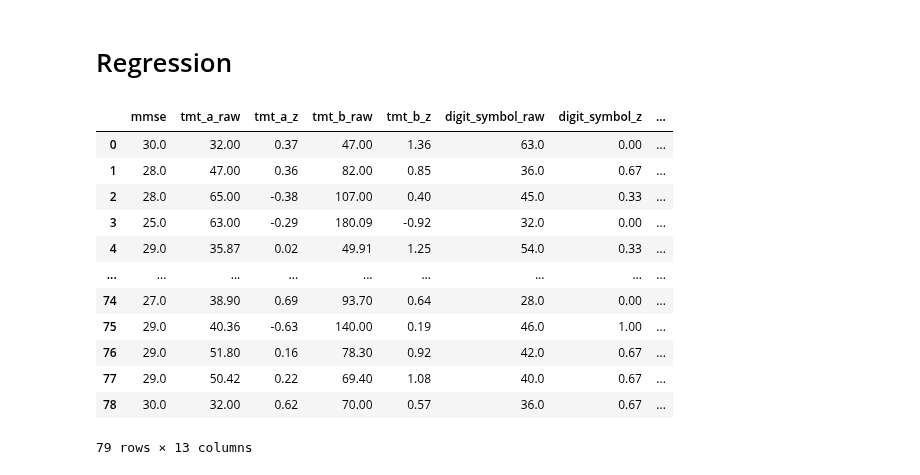
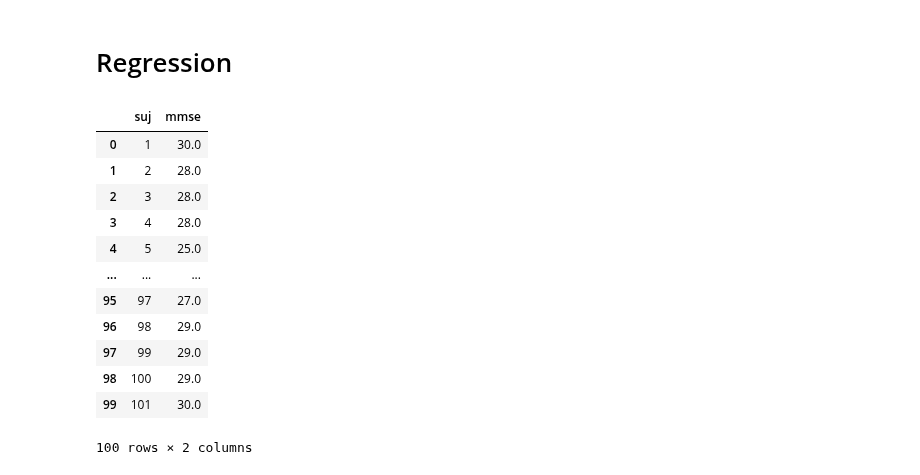
Before and after one commit to gianluca-capelo/tmt-analysis, a Jupyter notebook: notebooks/train.ipynb, the cells around one changed output. Drawn from its saved outputs; the diff is of its cells as text; code cells hidden in the pictures.

```diff
--- a/notebooks/train.ipynb
+++ b/notebooks/train.ipynb
@@ -677,18 +950,21 @@ XGBClassifier on digital_test_less_subjects → AUC = 0.512, p = 0.4296
 # %% [markdown]
 # Regression
 # %%
-non_digital_df
+df_metadata_for_ml = pd.read_csv("metadata_for_ml.csv")
+df_y = df_metadata_for_ml[['suj', 'mmse']]
+
+df_y
 # %% [output]
-|  | mmse | tmt_a_raw | tmt_a_z | tmt_b_raw | tmt_b_z | digit_symbol_raw | digit_symbol_z | ... |
-| 0 | 30.0 | 32.00 | 0.37 | 47.00 | 1.36 | 63.0 | 0.00 | ... |
-| 1 | 28.0 | 47.00 | 0.36 | 82.00 | 0.85 | 36.0 | 0.67 | ... |
-| 2 | 28.0 | 65.00 | -0.38 | 107.00 | 0.40 | 45.0 | 0.33 | ... |
-| 3 | 25.0 | 63.00 | -0.29 | 180.09 | -0.92 | 32.0 | 0.00 | ... |
-| 4 | 29.0 | 35.87 | 0.02 | 49.91 | 1.25 | 54.0 | 0.33 | ... |
-| ... | ... | ... | ... | ... | ... | ... | ... | ... |
-| 74 | 27.0 | 38.90 | 0.69 | 93.70 | 0.64 | 28.0 | 0.00 | ... |
-| 75 | 29.0 | 40.36 | -0.63 | 140.00 | 0.19 | 46.0 | 1.00 | ... |
-| 76 | 29.0 | 51.80 | 0.16 | 78.30 | 0.92 | 42.0 | 0.67 | ... |
-| 77 | 29.0 | 50.42 | 0.22 | 69.40 | 1.08 | 40.0 | 0.67 | ... |
-| 78 | 30.0 | 32.00 | 0.62 | 70.00 | 0.57 | 36.0 | 0.67 | ... |
+|  | suj | mmse |
+| 0 | 1 | 30.0 |
+| 1 | 2 | 28.0 |
+| 2 | 3 | 28.0 |
+| 3 | 4 | 28.0 |
+| 4 | 5 | 25.0 |
+| ... | ... | ... |
+| 95 | 97 | 27.0 |
+| 96 | 98 | 29.0 |
+| 97 | 99 | 29.0 |
+| 98 | 100 | 29.0 |
+| 99 | 101 | 30.0 |
-79 rows × 13 columns
+100 rows × 2 columns
```
Also changed, not shown: parts of 16 cells of this notebook, 2 other files.
